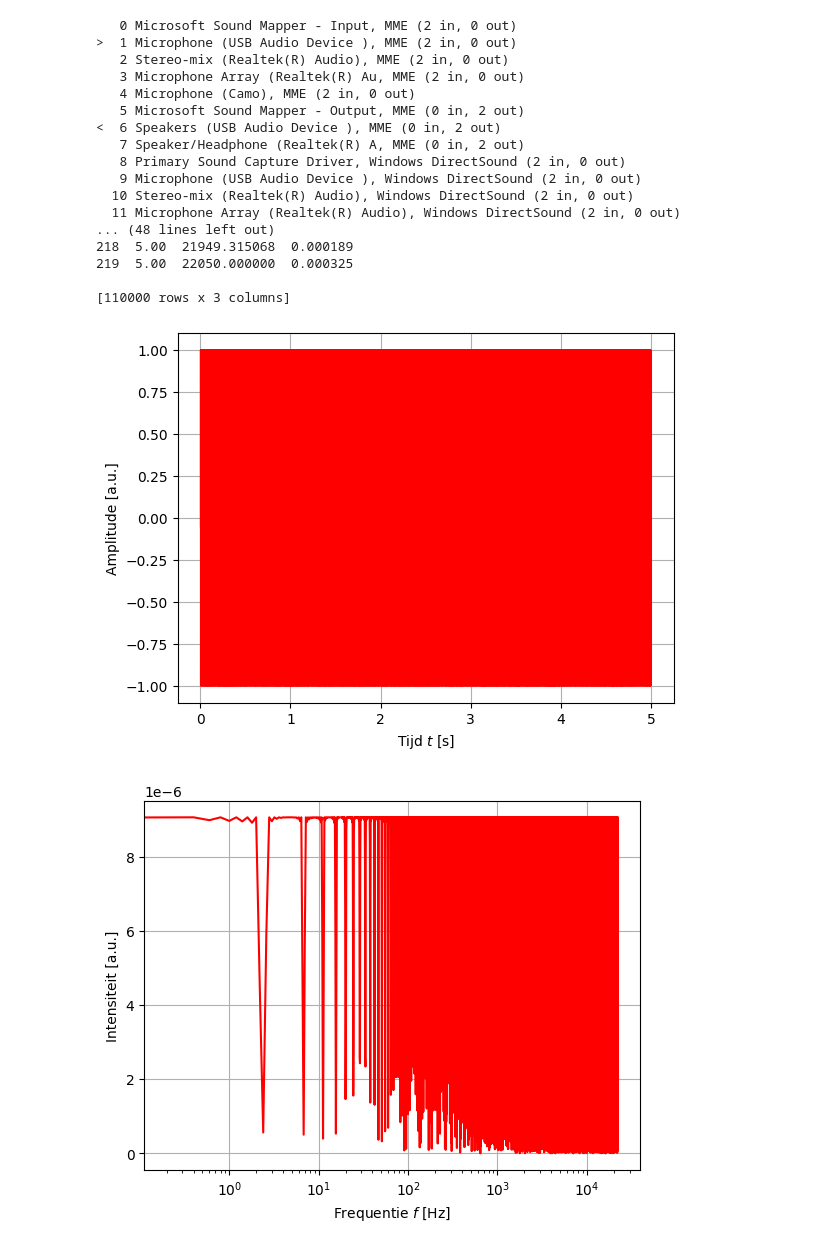
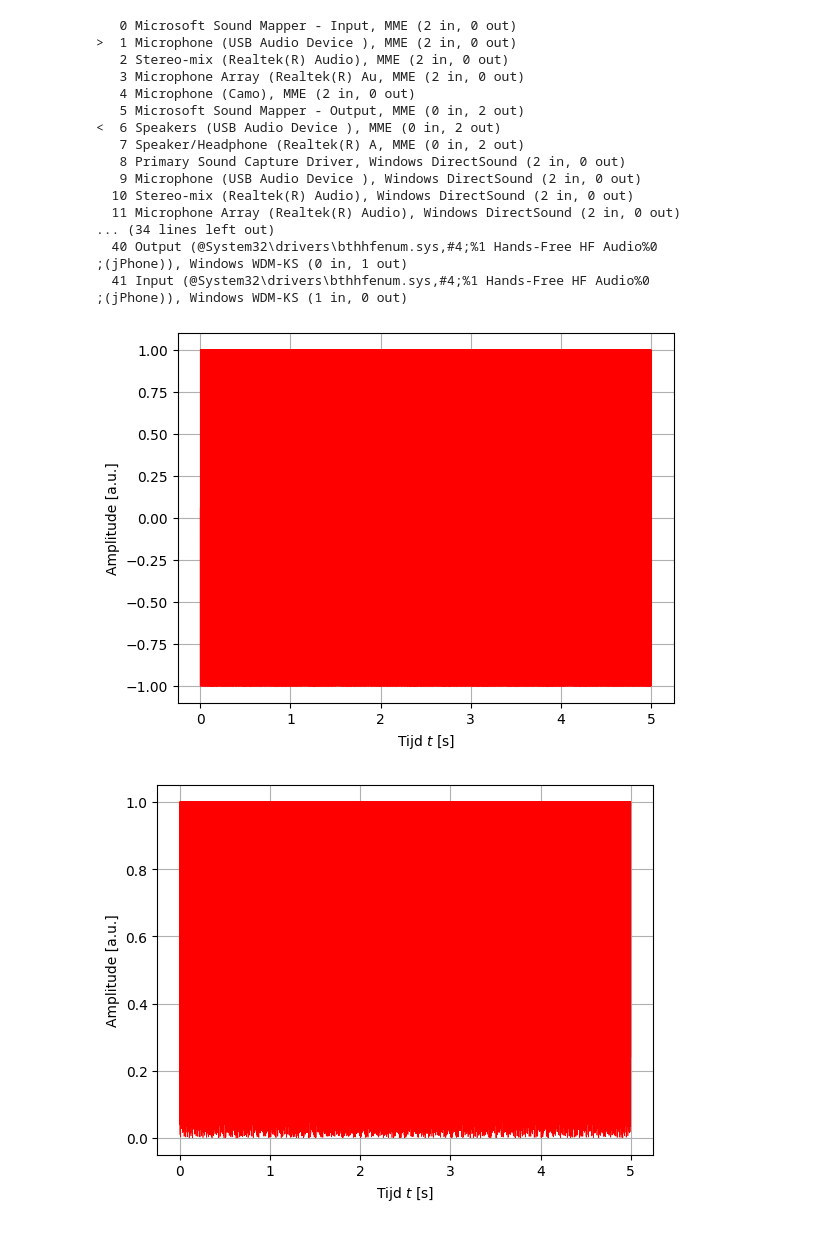
Before and after one commit to Spraxs/hva_project_1_3, a Jupyter notebook: Project13.ipynb, the cells around one changed output. Saved outputs shown, nothing was run; the diff lists cells and outputs as text; code cells hidden in the pictures.

Commit message:
Removed fast fourier transformation

```diff
--- a/Project13.ipynb
+++ b/Project13.ipynb
@@ -14,39 +14,17 @@ def record(duration_in_seconds):
     duration = duration_in_seconds # in seconden
     _arr = sd.rec(int(duration * fs), samplerate=fs, channels=1, dtype='float64', device=1) # neemt op in de achtergrond
     sd.wait() # returns wanneer sd.rec() klaar is
-    return _arr, duration, fs
+    return _arr[:,0], duration, fs
 
-def plot_amplitude_against_time(_duration, _fs):
-    t = np.linspace(0, _duration, int(_fs*_duration)) # maak (voor het gemak) een tijd as
+def plot_amplitude_against_time(_duration, _fs, _values, _time_stamps):
     plt.figure(dpi=100)
-    plt.plot(t, arr, 'r-', ms=0.5, lw=0.5)
+    plt.plot(_time_stamps, _values, 'r-', ms=0.5, lw=0.5)
     plt.grid()
     plt.xlabel(r"Tijd $t$ [s]")
     plt.ylabel(r"Amplitude [a.u.]") # arbitrary units (we hebben niets gekalibreerd)
 
-def transform_fast_fourier(_duration, _sample_rate):
-    _sample_amount = int(_sample_rate*_duration) # Nsamples in signaal
-    _period = _duration/_sample_amount # Sampling tijd (trillingstijd)
-
-    fhat = np.fft.fft(arr)
-    _frequency = np.linspace(0.0, 1.0/(2.0*_period), _sample_amount//2) # frequentie
-    _intensity = 2.0/_sample_amount * np.abs(fhat[:_sample_amount//2]) # Intensteit ||.||^2
-
-    return _frequency, _intensity, _period
-
-
-
-def plot_intensity_against_frequency(_frequency, _intensity):
-    plt.figure(dpi=100)
-    plt.plot(_frequency, _intensity, 'r-')
-    plt.grid()
-    #plt.yscale("log")
-    plt.xscale("log")
-    plt.xlabel(r"Frequentie $f$ [Hz]")
-    plt.ylabel(r"Intensiteit [a.u.]")
-
-def partition_with_time(_arr, _sample_rate, _duration):
-    return fft_partitioned(_arr, _sample_rate, _duration, t_bin=1e-2) # t_bin is de bin grootte in seconden
+# def partition_with_time(_arr, _sample_rate, _duration):
+#     return fft_partitioned(_arr, _sample_rate, _duration, t_bin=1e-2) # t_bin is de bin grootte in seconden
 
 def calculate_decibels(_intensity_array, _decibel_offset):
     # return 10*np.log10(_intensity_array)
@@ -64,49 +42,46 @@ def calculate_decibels(_intensity_array, _decibel_offset):
 
 def plot_decibel_against_time(_time_stamps, _decibel_array):
     plt.figure(dpi=100)
     plt.plot(_time_stamps, _decibel_array, 'r-') # plot dB against time
     plt.grid()
     plt.xlabel("Time [s]")
-    plt.ylabel("Intensity [dB]")
+    plt.ylabel("dB")
     plt.show()
 
 debug_sound_devices()
 
 # Step 1 record
-arr, duration, sample_rate = record(5)
+values, duration, sample_rate = record(5)
+# Create time stamps for plotting
+time_stamps = np.linspace(0, duration, int(sample_rate*duration))
 # Debug amplitude against time
-plot_amplitude_against_time(_duration=duration, _fs=sample_rate)
+plot_amplitude_against_time(_duration=duration, _fs=sample_rate, _values=values, _time_stamps=time_stamps)
 
-# Step 2: Fast Fourier Transformatie
-frequency, intensity_array, period = transform_fast_fourier(duration, sample_rate)
-# Debug intensity against frequency
-plot_intensity_against_frequency(frequency, intensity_array)
+# Step 2: Convert to absolute values
+absolute_values = np.absolute(values)
+plot_amplitude_against_time(_duration=duration, _fs=sample_rate, _values=absolute_values, _time_stamps=time_stamps)
 
-# Step 3: Partition with time
-# TODO What is arr[:,0]?
-df = partition_with_time(arr[:,0], sample_rate, duration)
-print(df)
-decibel_array = calculate_decibels(df.I, 0)
-plot_decibel_against_time(df.t, decibel_array)
+decibel_array = calculate_decibels(_intensity_array=absolute_values, _decibel_offset=0)
+plot_decibel_against_time(_time_stamps=time_stamps, _decibel_array=decibel_array)
 
 print("avg:" + str(np.average(decibel_array)))
 # %% [output]
    0 Microsoft Sound Mapper - Input, MME (2 in, 0 out)
 >  1 Microphone (USB Audio Device ), MME (2 in, 0 out)
    2 Stereo-mix (Realtek(R) Audio), MME (2 in, 0 out)
    3 Microphone Array (Realtek(R) Au, MME (2 in, 0 out)
    4 Microphone (Camo), MME (2 in, 0 out)
    5 Microsoft Sound Mapper - Output, MME (0 in, 2 out)
 <  6 Speakers (USB Audio Device ), MME (0 in, 2 out)
    7 Speaker/Headphone (Realtek(R) A, MME (0 in, 2 out)
    8 Primary Sound Capture Driver, Windows DirectSound (2 in, 0 out)
    9 Microphone (USB Audio Device ), Windows DirectSound (2 in, 0 out)
   10 Stereo-mix (Realtek(R) Audio), Windows DirectSound (2 in, 0 out)
   11 Microphone Array (Realtek(R) Audio), Windows DirectSound (2 in, 0 out)
-... (48 lines left out)
-218  5.00  21949.315068  0.000189
-219  5.00  22050.000000  0.000325
-
-[110000 rows x 3 columns]
+... (34 lines left out)
+  40 Output (@System32\drivers\bthhfenum.sys,#4;%1 Hands-Free HF Audio%0
+;(jPhone)), Windows WDM-KS (0 in, 1 out)
+  41 Input (@System32\drivers\bthhfenum.sys,#4;%1 Hands-Free HF Audio%0
+;(jPhone)), Windows WDM-KS (1 in, 0 out)
 [figure]
-[figure, old version]
+[figure, new version]
```
Also changed, not shown: parts of 2 cells of this notebook.
